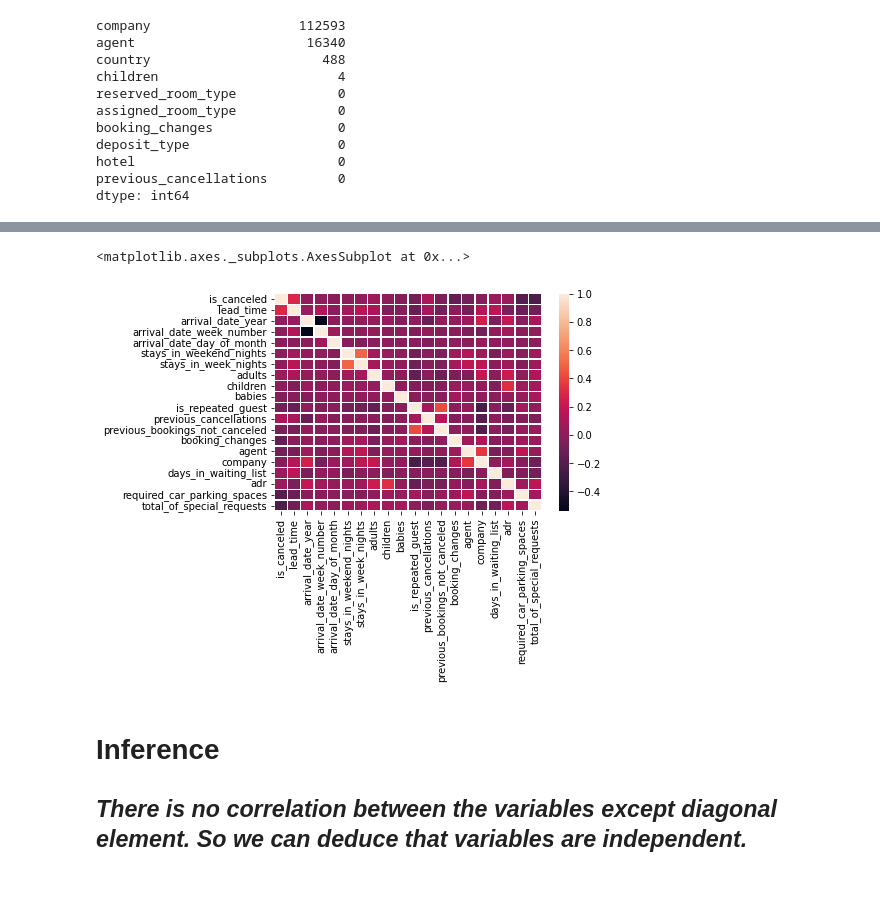
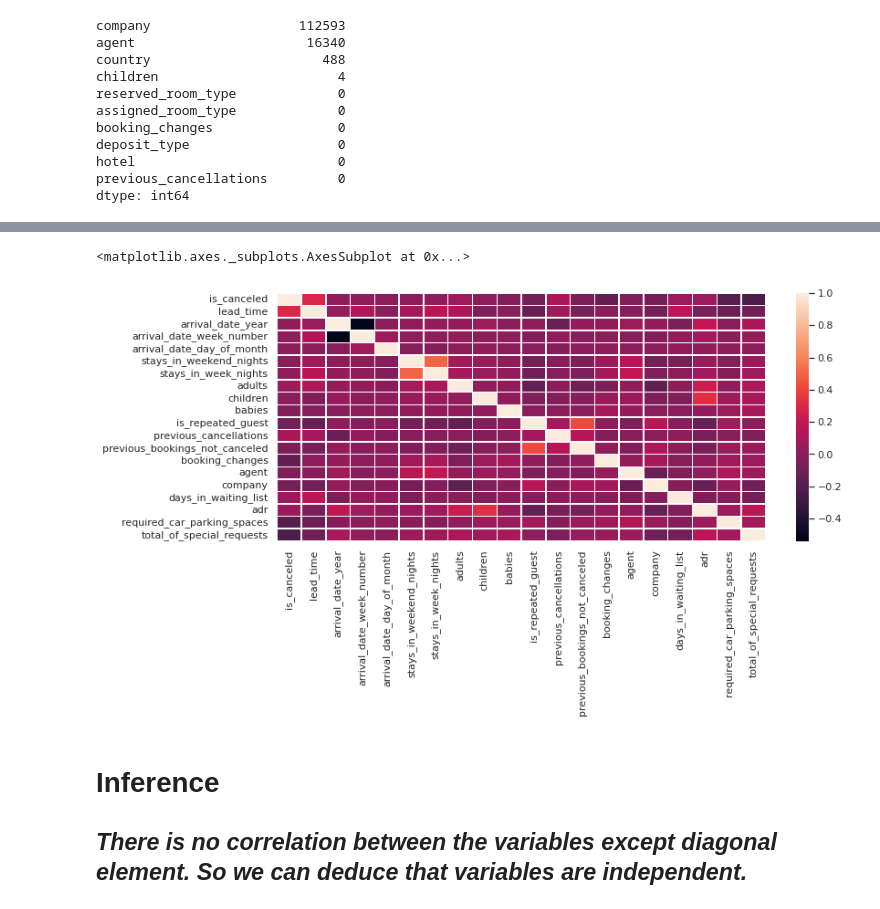
Before and after one commit to Jitesh-333/Capstone_Project, a Jupyter notebook: Hotel_Booking_Analysis_Capstone_Project.ipynb, the cells around one changed output, grey strips where cells are left out. Drawn from its saved outputs; the diff is of its cells as text; code cells hidden in the pictures.

```diff
--- a/Hotel_Booking_Analysis_Capstone_Project.ipynb
+++ b/Hotel_Booking_Analysis_Capstone_Project.ipynb
@@ -142,10 +239,11 @@ cor
 | required_car_parking_spaces | -0.195498 | -0.116451 | -0.013684 | 0.001920 | 0.008683 | ... |
 | total_of_special_requests | -0.234658 | -0.095712 | 0.108531 | 0.026149 | 0.003062 | ... |
 # %%
+plt.figure(figsize=(12,5))
 sns.heatmap(cor, linewidths = 0.5)
 # %% [output]
 <matplotlib.axes._subplots.AxesSubplot at 0x...>
-[figure, old version]
+[figure, new version]
 # %% [markdown]
 # **Inference**
 
```
Also changed, not shown: parts of 16 cells of this notebook.
